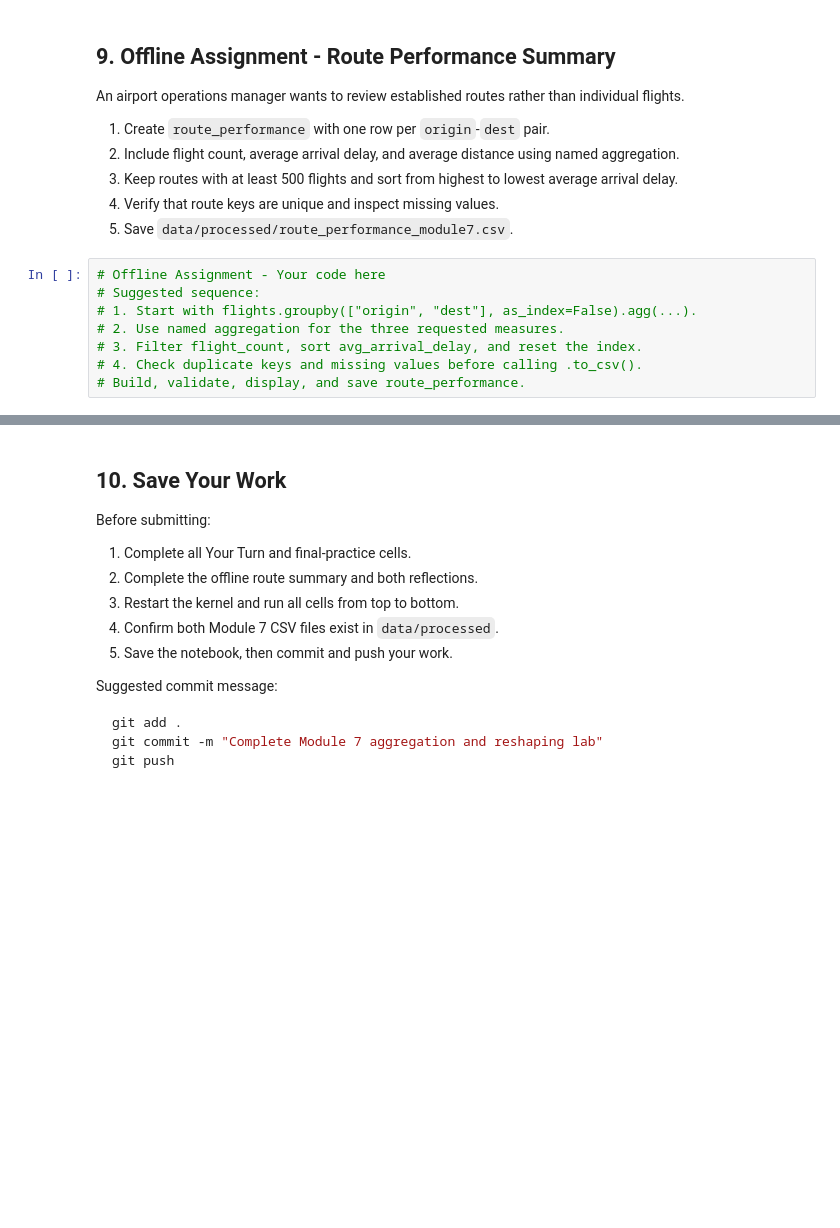
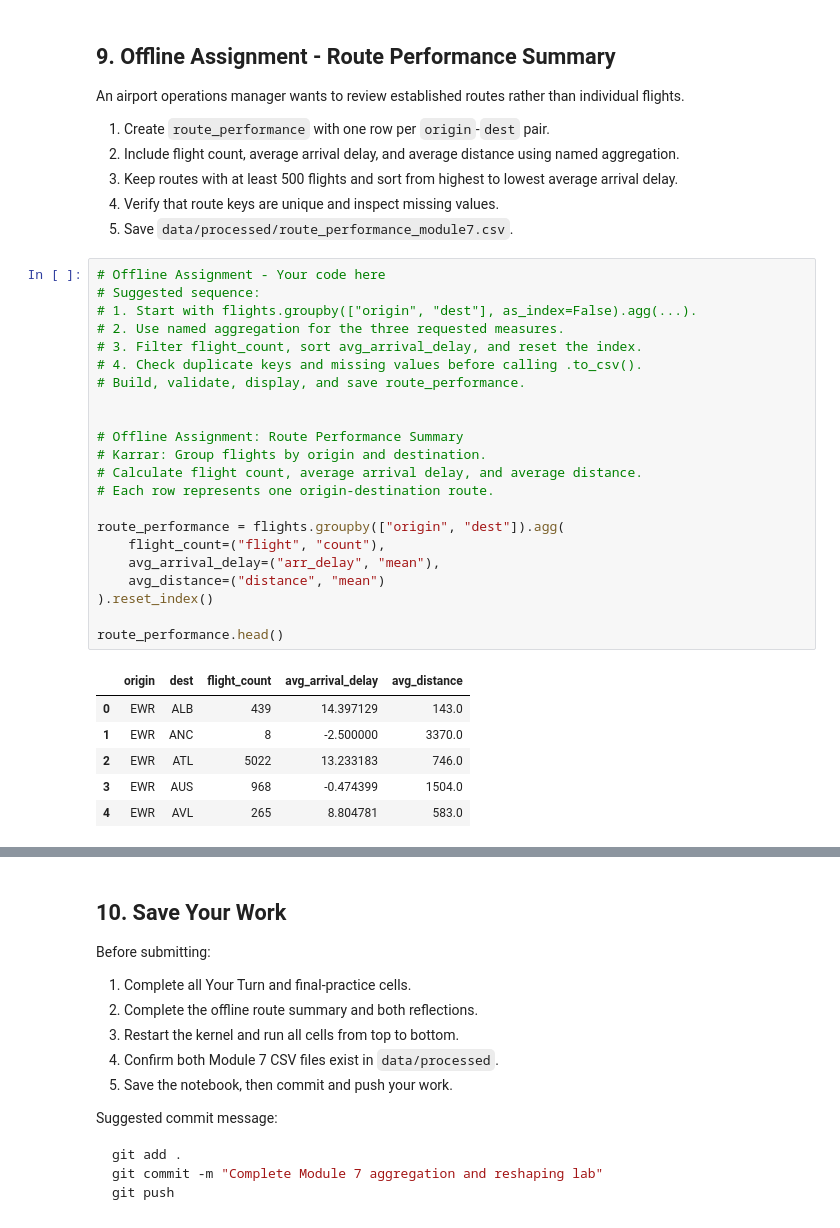
Before and after one commit to kalshaikhli/ban6003-week7-8-Karrar-Alshaikhli, a Jupyter notebook: notebooks/module7_aggregation_reshaping_guided_lab.ipynb, the cells around one changed output, grey strips where cells are left out. Drawn from its saved outputs; the diff is of its cells as text; blank space fills up the shorter version.

```diff
--- a/notebooks/module7_aggregation_reshaping_guided_lab.ipynb
+++ b/notebooks/module7_aggregation_reshaping_guided_lab.ipynb
@@ -975,8 +982,29 @@ An airport operations manager wants to review established routes rather than ind
 # %%
 # Offline Assignment - Your code here
 # Suggested sequence:
 # 1. Start with flights.groupby(["origin", "dest"], as_index=False).agg(...).
 # 2. Use named aggregation for the three requested measures.
 # 3. Filter flight_count, sort avg_arrival_delay, and reset the index.
 # 4. Check duplicate keys and missing values before calling .to_csv().
 # Build, validate, display, and save route_performance.
+
+
+# Offline Assignment: Route Performance Summary
+# Karrar: Group flights by origin and destination.
+# Calculate flight count, average arrival delay, and average distance.
+# Each row represents one origin-destination route.
+
+route_performance = flights.groupby(["origin", "dest"]).agg(
+    flight_count=("flight", "count"),
+    avg_arrival_delay=("arr_delay", "mean"),
+    avg_distance=("distance", "mean")
+).reset_index()
+
+route_performance.head()
+# %% [output]
+|  | origin | dest | flight_count | avg_arrival_delay | avg_distance |
+| 0 | EWR | ALB | 439 | 14.397129 | 143.0 |
+| 1 | EWR | ANC | 8 | -2.500000 | 3370.0 |
+| 2 | EWR | ATL | 5022 | 13.233183 | 746.0 |
+| 3 | EWR | AUS | 968 | -0.474399 | 1504.0 |
+| 4 | EWR | AVL | 265 | 8.804781 | 583.0 |
```
Also changed, not shown: parts of 6 cells of this notebook, 1 other file.
